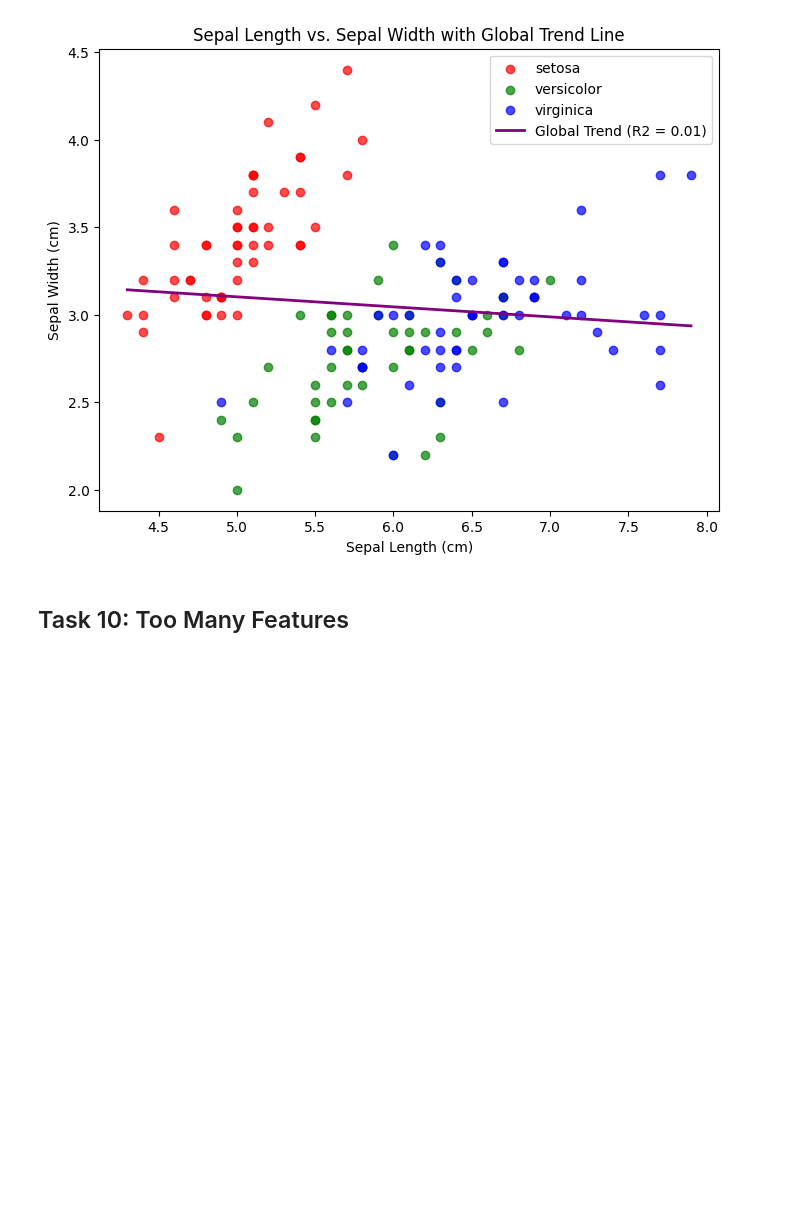
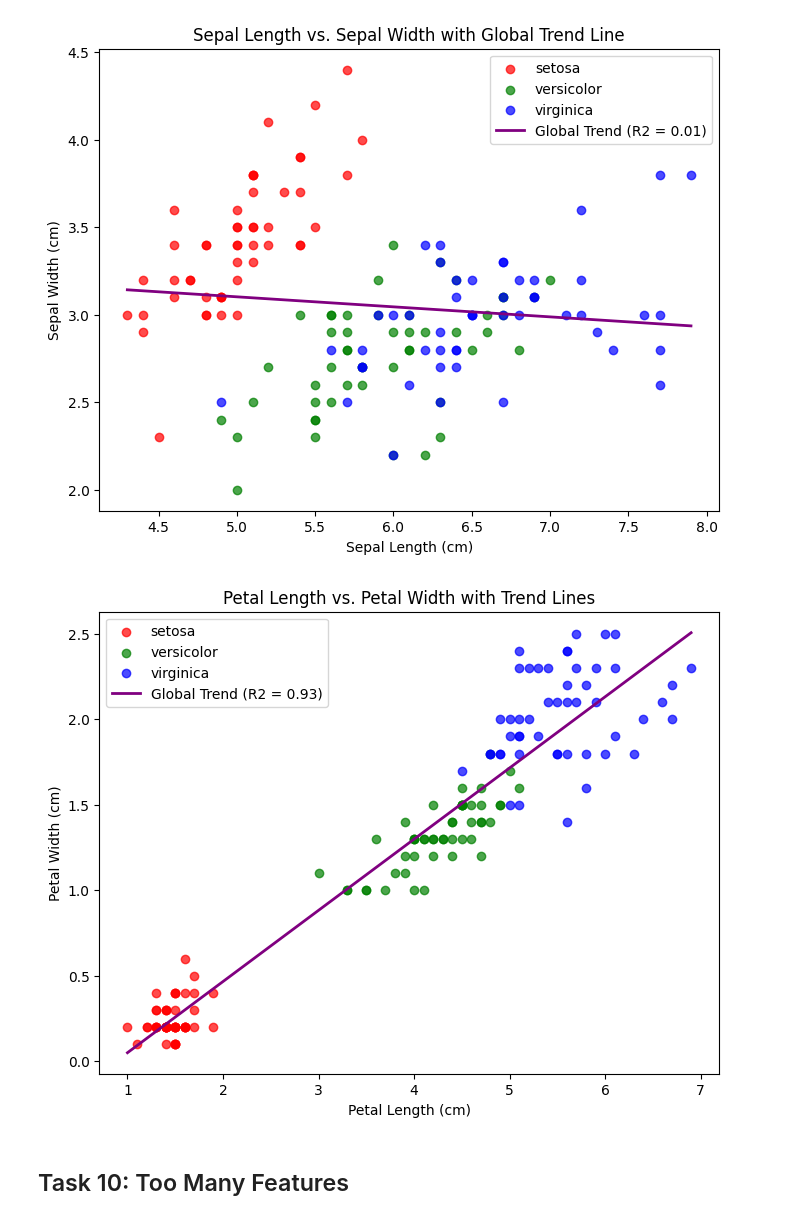
Before and after one commit to LoicBagnoud/principles_of_data_analytics, a Jupyter notebook: tasks.ipynb, the cells around one changed output. Saved outputs shown, nothing was run; the diff lists cells and outputs as text; code cells hidden in the pictures; blank space fills up the shorter version.

```diff
--- a/tasks.ipynb
+++ b/tasks.ipynb
@@ -633,6 +658,30 @@ plt.legend()
 plt.show()
 # %% [output]
 [figure]
+# %%
+# And we just follow the same example for our Petal Plot, reutilizing all the code we need.
+plt.figure(figsize=(8, 6))
+for sp in df['species'].unique():
+    subset = df[df['species'] == sp]
+    plt.scatter(subset['petal_length'], subset['petal_width'],
+                color=colors[sp], label=sp, alpha=0.7)
+
+x_length = df['petal_length']
+y_width = df['petal_width']
+slope_global, intercept_global = np.polyfit(x_length, y_width, 1)
+x_line_global = np.linspace(x_length.min(), x_length.max(), 100)
+y_line_global = slope_global * x_line_global + intercept_global
+
+label = f"Global Trend (R2 = {coeff_deter_petal:.2f})"
+plt.plot(x_line_global, y_line_global, color='purple', linewidth=2, label=label)
+
+plt.title("Petal Length vs. Petal Width with Trend Lines")
+plt.xlabel("Petal Length (cm)")
+plt.ylabel("Petal Width (cm)")
+plt.legend()
+plt.show()
+# %% [output]
+[figure, added]
 # %% [markdown]
 ## Task 10: Too Many Features
 # %% [markdown]
```
Also changed, not shown: parts of 30 cells of this notebook.
